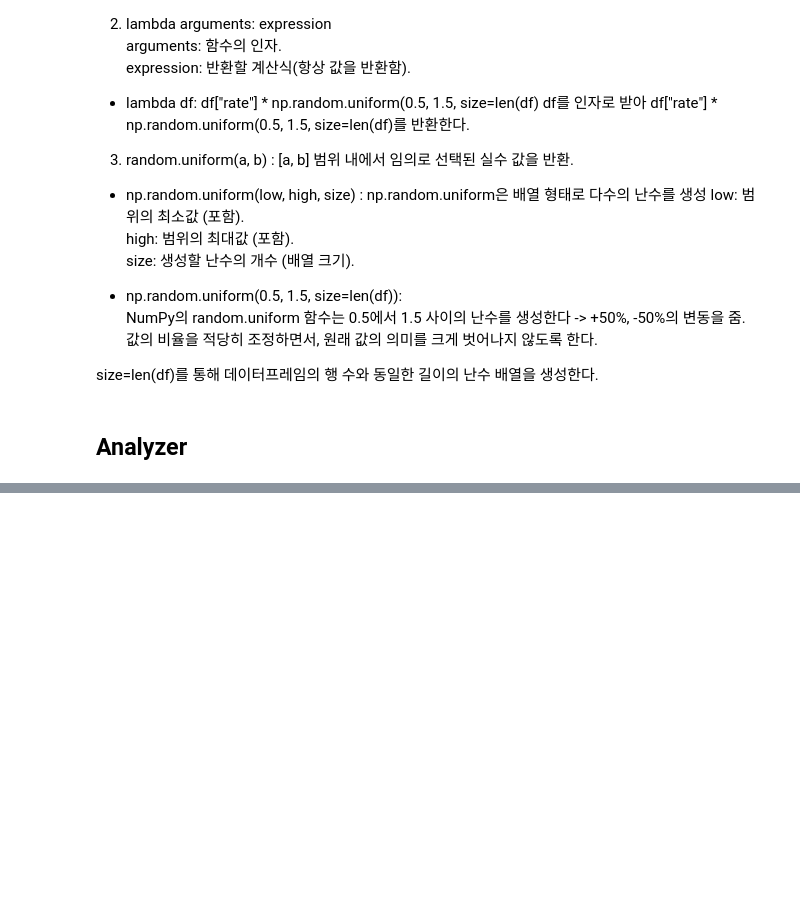
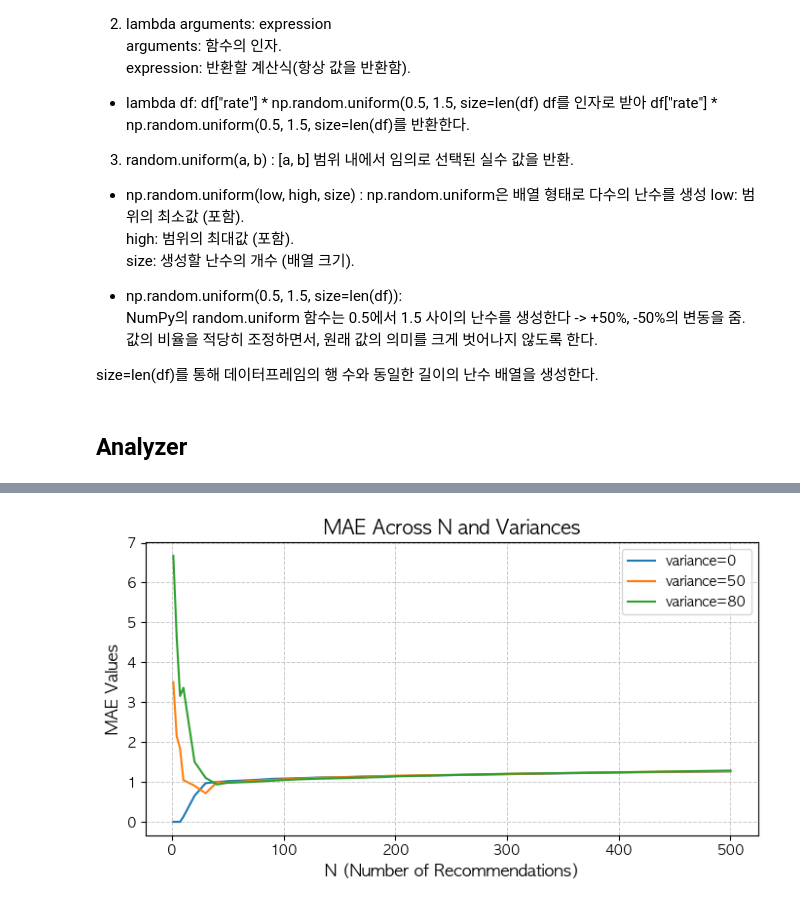
Before and after one commit to whyNot077/codyssey, a Jupyter notebook: chapter 3/3-2 회귀평가/eval.ipynb, the cells around one changed output, grey strips where cells are left out. Drawn from its saved outputs; the diff is of its cells as text; code cells hidden in the pictures; blank space fills up the shorter version.

```diff
--- a/chapter 3/3-2 회귀평가/eval.ipynb
+++ b/chapter 3/3-2 회귀평가/eval.ipynb
@@ -434,0 +396,31 @@ MAPE_sklearn: 42.9238
+# %%
+
+# Part 2: Compare Metric by Variances
+all_results = []
+
+for variance in variances:
+    results_df = run_experiment_for_variance(recommender, rates_df, variance, n_values)
+    all_results.append(results_df)
+
+combined_results_df = pd.concat(all_results, ignore_index=True)
+
+# Select one metric to plot
+metric_to_plot = "MAE"
+melted_combined_df = combined_results_df.melt(
+    id_vars=["n", "variance"],
+    value_vars=[metric_to_plot],
+    var_name="Metric",
+    value_name="Value"
+)
+
+Visualization.draw_line_chart(
+    melted_combined_df,
+    x_column="n",
+    y_column="Value",
+    hue_column="variance",
+    title=f"{metric_to_plot} Across N and Variances",
+    xlabel="N (Number of Recommendations)",
+    ylabel=f"{metric_to_plot} Values"
+)
+# %% [output]
+[figure, added]
```
Also changed, not shown: parts of 18 cells of this notebook.
